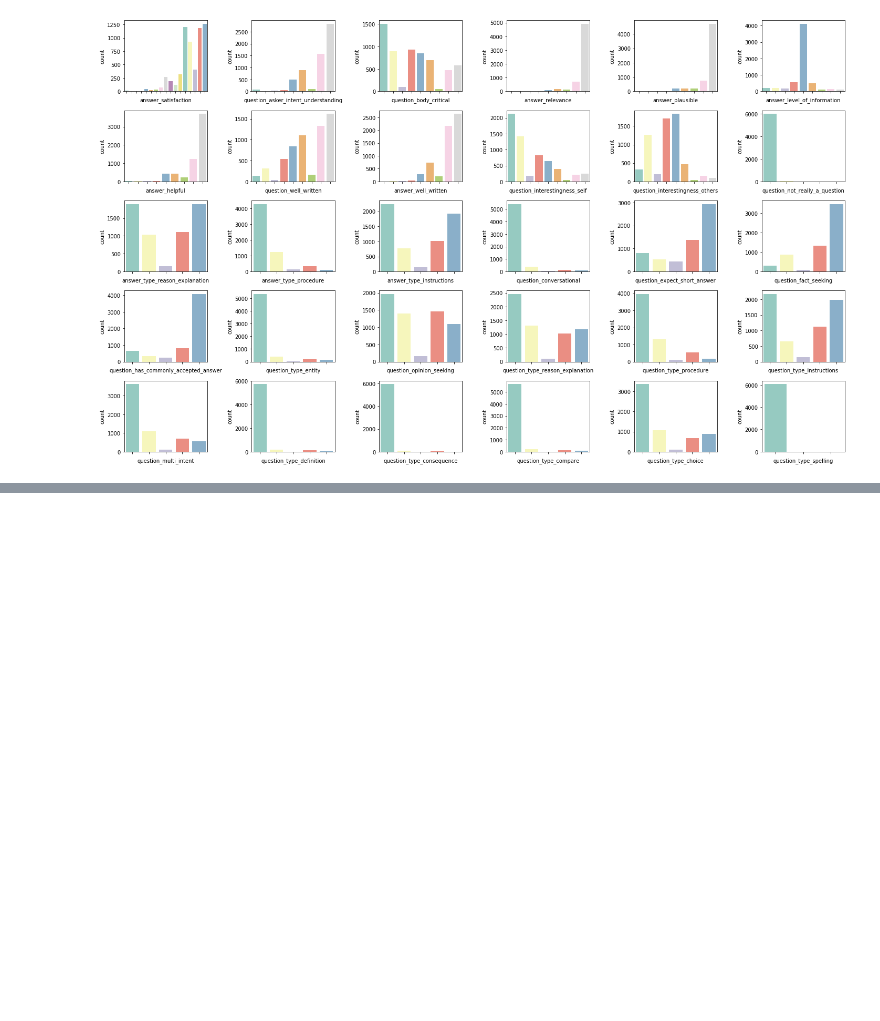
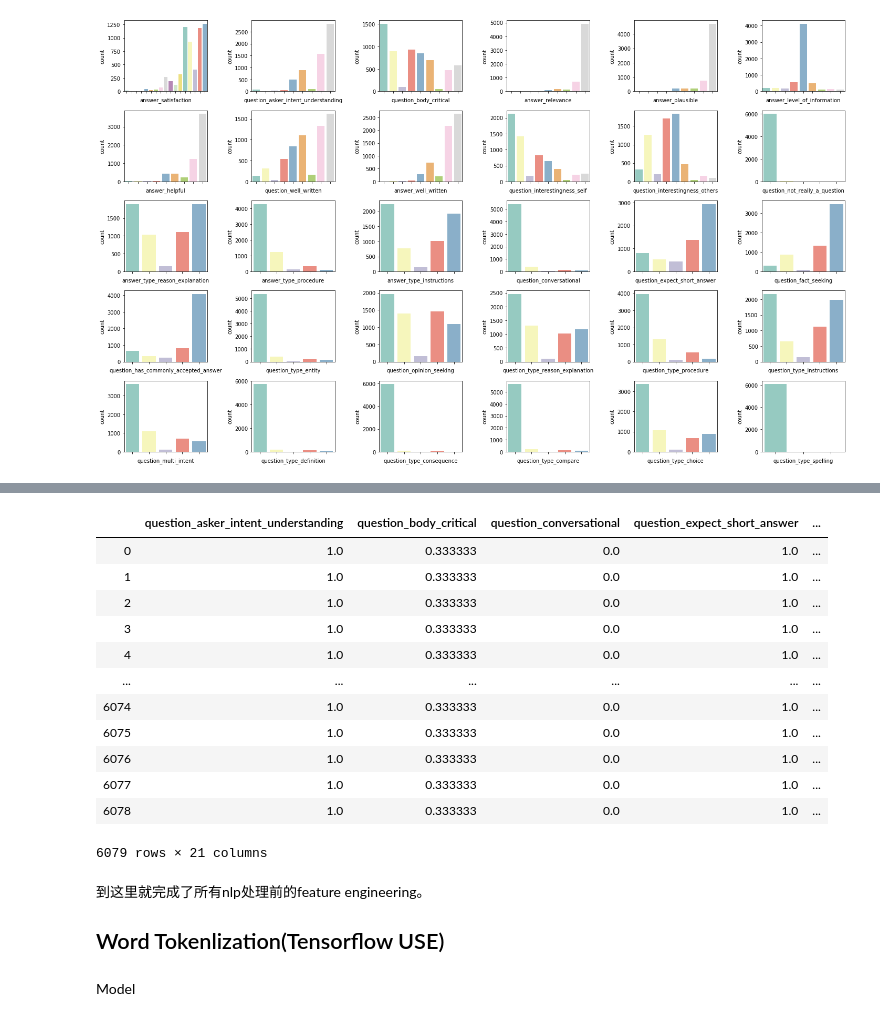
Before and after one commit to KasoLu/FLIP01, a Jupyter notebook: Code/project.ipynb, the cells around one changed output, grey strips where cells are left out. Cells and saved outputs as stored; diff of their text form; code cells hidden in the pictures; blank space fills up the shorter version.

```diff
--- a/Code/project.ipynb
+++ b/Code/project.ipynb
@@ -179,7 +178,8 @@ def set_all_to_mode(df):
     if len(df) < 3:
         return df
     mode = df.mode().iloc[0]
-    for col in mode.index:
-        df[col] = mode[col]
-    return df
+    return df.assign(**mode)
 train_set[que_tgt_cols] = train_set.groupby('question_title', sort = False)[que_tgt_cols].apply(set_all_to_mode)
+# %%
+test = train_set[que_tgt_cols].copy()
+ser = test.mode().iloc[0]
@@ -185,0 +198,20 @@ train_set[que_tgt_cols] = train_set.groupby('question_title', sort = False)[que_
+# %%
+pd.DataFrame(np.tile(ser, (len(test), 1)), columns=test.columns)
+# %% [output]
+|  | question_asker_intent_understanding | question_body_critical | question_conversational | question_expect_short_answer | ... |
+| 0 | 1.0 | 0.333333 | 0.0 | 1.0 | ... |
+| 1 | 1.0 | 0.333333 | 0.0 | 1.0 | ... |
+| 2 | 1.0 | 0.333333 | 0.0 | 1.0 | ... |
+| 3 | 1.0 | 0.333333 | 0.0 | 1.0 | ... |
+| 4 | 1.0 | 0.333333 | 0.0 | 1.0 | ... |
+| ... | ... | ... | ... | ... | ... |
+| 6074 | 1.0 | 0.333333 | 0.0 | 1.0 | ... |
+| 6075 | 1.0 | 0.333333 | 0.0 | 1.0 | ... |
+| 6076 | 1.0 | 0.333333 | 0.0 | 1.0 | ... |
+| 6077 | 1.0 | 0.333333 | 0.0 | 1.0 | ... |
+| 6078 | 1.0 | 0.333333 | 0.0 | 1.0 | ... |
+6079 rows × 21 columns
+# %% [markdown]
+到这里就完成了所有nlp处理前的feature engineering。
+
+## Word Tokenlization(Tensorflow USE)
@@ -185,0 +231,2 @@ train_set[que_tgt_cols] = train_set.groupby('question_title', sort = False)[que_
+# %% [markdown]
+Model
```
Also changed, not shown: parts of 8 cells of this notebook, 5 other files.
